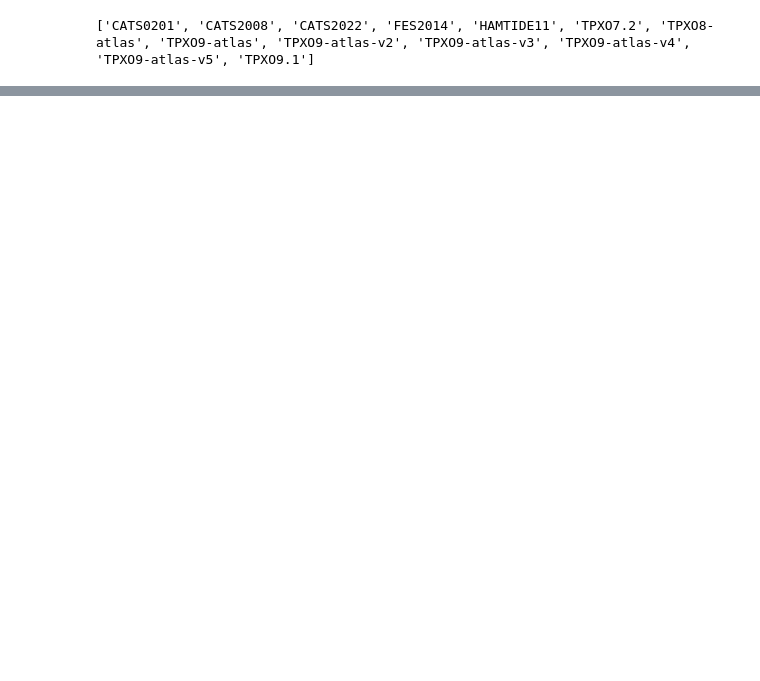
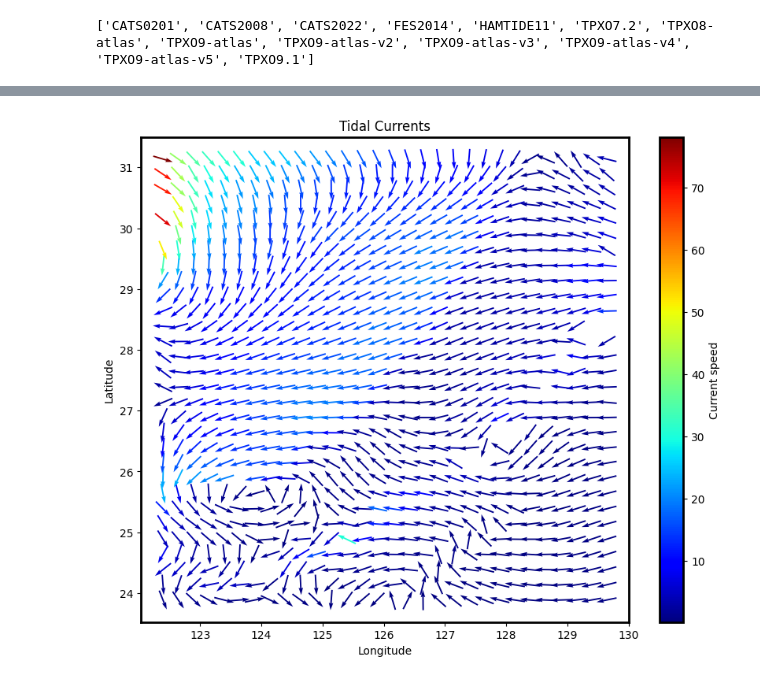
Before and after one commit to cywhale/tide, a Jupyter notebook: plot_tide01.ipynb, the cells around one changed output, grey strips where cells are left out. Cells and saved outputs as stored; diff of their text form; code cells hidden in the pictures; blank space fills up the shorter version.

```diff
--- a/plot_tide01.ipynb
+++ b/plot_tide01.ipynb
@@ -133,0 +279,6 @@ print(model_list)
+# %%
+# Create current model object
+def get_current_model(model_name, model_directory, model_format, compressed=False):
+    return model(model_directory, format=model_format, compressed=compressed).current(model_name)
+
+tpxo_curr_model = get_current_model(tpxo_model_name, tpxo_model_directory, tpxo_model_format, tpxo_compressed)
@@ -133,0 +295,11 @@ print(model_list)
+# %%
+# Load and interpolate tidal current constants
+def get_current_constants(lon, lat, current_model, model_name, TYPE):
+    if 'atlas' in model_name:
+        amp,ph,D,c = ATLAS.extract_constants(
+            np.atleast_1d(lon), np.atleast_1d(lat),
+            current_model.grid_file,
+            current_model.model_file[TYPE], type=TYPE, method='spline',
+            scale=current_model.scale, compressed=current_model.compressed)
+
+    return amp, ph, D, c
@@ -133,0 +377,2 @@ print(model_list)
+# %%
+gtide = get_current(glon, glat, tide_time, tpxo_curr_model, tpxo_model_name)
@@ -133,0 +432,19 @@ print(model_list)
+# %%
+# Calculate magnitude of the current
+# Create a figure and plot
+fig, ax = plt.subplots(figsize=(10, 8))
+
+# Plotting, note the "angles" and "scale" parameters
+plt.colorbar(ax.quiver(x, y, u, v, mag,
+                       angles='xy', scale_units='xy',
+                       scale=3, pivot='middle', width=0.003, cmap='jet'),
+             ax=ax, label='Current speed')
+
+ax.set_title('Tidal Currents')
+ax.set_xlabel('Longitude')
+ax.set_ylabel('Latitude')
+
+
+plt.show()
+# %% [output]
+[figure, added]
```
Also changed, not shown: parts of 21 cells of this notebook, 3 other files.
